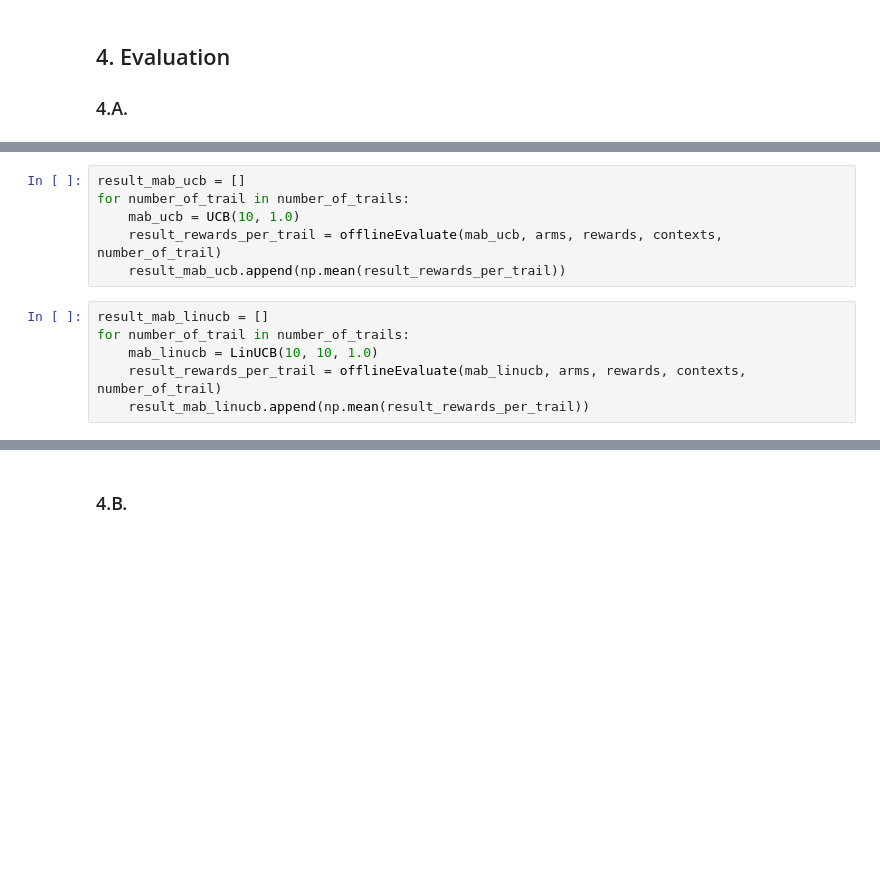
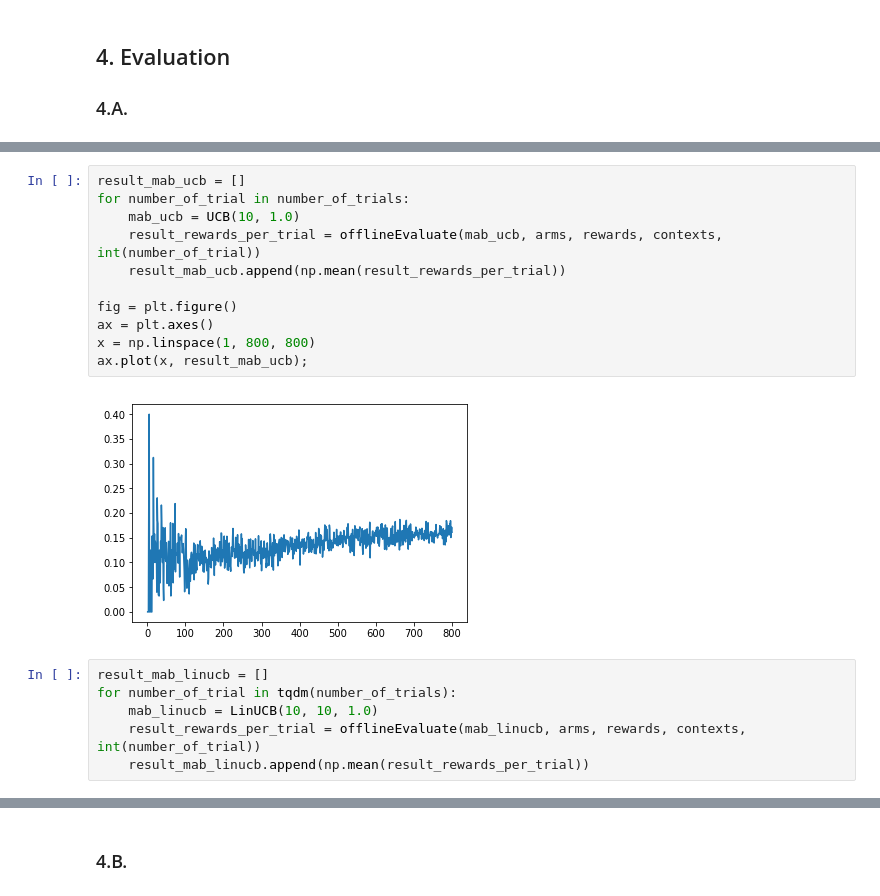
Before and after one commit to youshaox/COMP90051-project2, a Jupyter notebook: youshaox.ipynb, the cells around one changed output, grey strips where cells are left out. Drawn from its saved outputs; the diff is of its cells as text; blank space fills up the shorter version.

```diff
--- a/youshaox.ipynb
+++ b/youshaox.ipynb
@@ -379,12 +393,19 @@ for number_of_trail in number_of_trails:
 # %%
 result_mab_ucb = []
-for number_of_trail in number_of_trails:
+for number_of_trial in number_of_trials:
     mab_ucb = UCB(10, 1.0)
-    result_rewards_per_trail = offlineEvaluate(mab_ucb, arms, rewards, contexts, number_of_trail)
-    result_mab_ucb.append(np.mean(result_rewards_per_trail))
+    result_rewards_per_trial = offlineEvaluate(mab_ucb, arms, rewards, contexts, int(number_of_trial))
+    result_mab_ucb.append(np.mean(result_rewards_per_trial))
+
+fig = plt.figure()
+ax = plt.axes()
+x = np.linspace(1, 800, 800)
+ax.plot(x, result_mab_ucb);
+# %% [output]
+[figure, added]
 # %%
 result_mab_linucb = []
-for number_of_trail in number_of_trails:
+for number_of_trial in tqdm(number_of_trials):
     mab_linucb = LinUCB(10, 10, 1.0)
-    result_rewards_per_trail = offlineEvaluate(mab_linucb, arms, rewards, contexts, number_of_trail)
-    result_mab_linucb.append(np.mean(result_rewards_per_trail))
+    result_rewards_per_trial = offlineEvaluate(mab_linucb, arms, rewards, contexts, int(number_of_trial))
+    result_mab_linucb.append(np.mean(result_rewards_per_trial))
```
Also changed, not shown: parts of 22 cells of this notebook, 4 other files.
